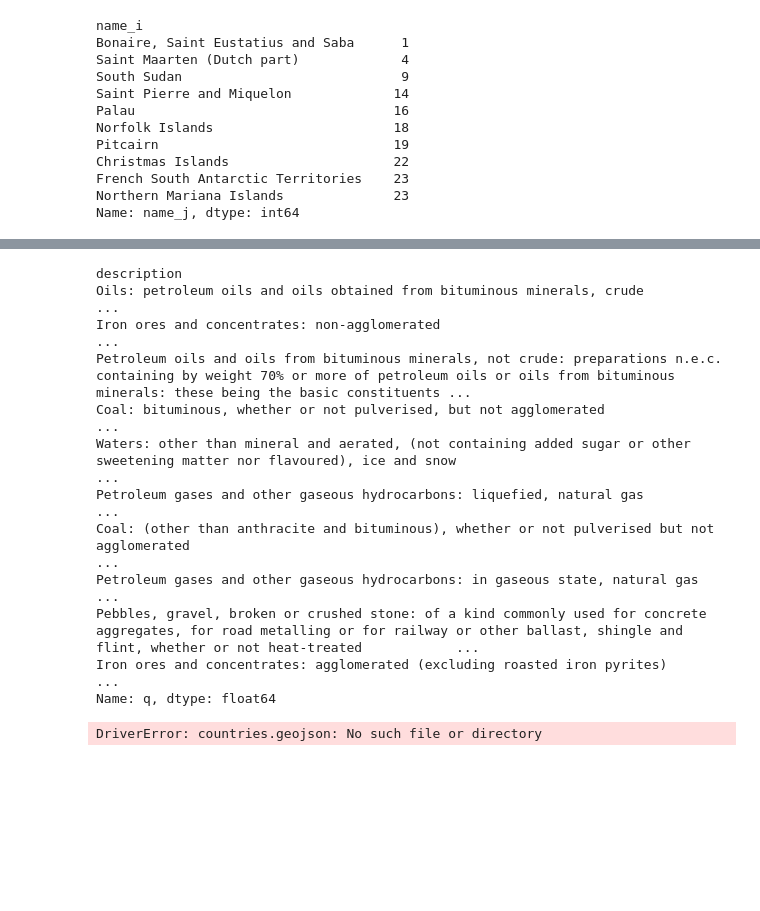
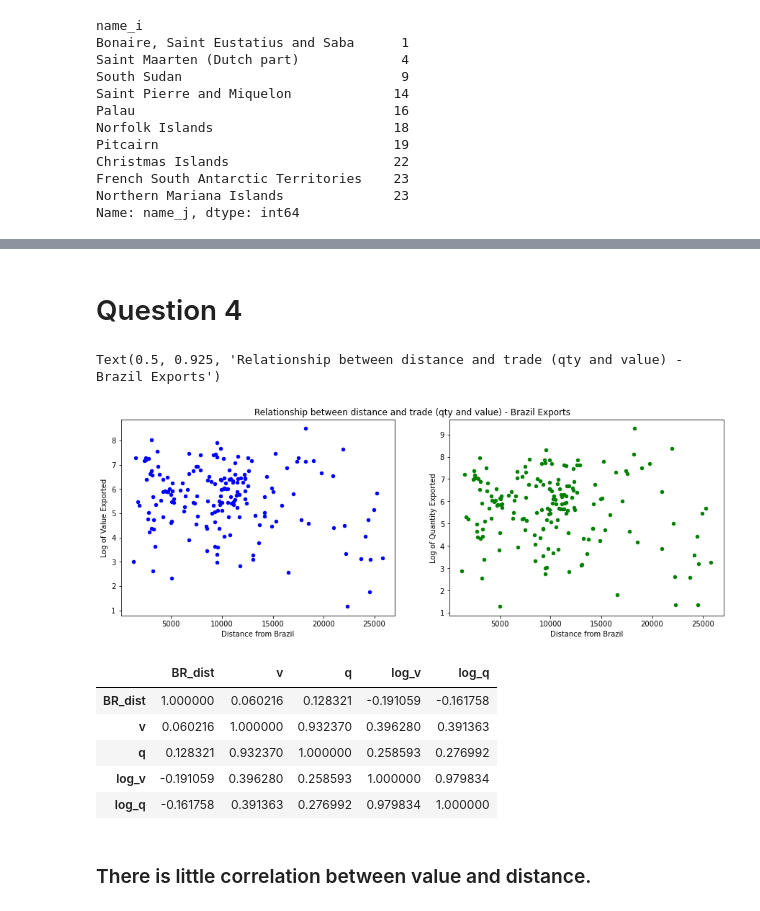
Before and after one commit to iw2/test, a Jupyter notebook: HW3_Werries_Numeric.ipynb, the cells around one changed output, grey strips where cells are left out. Drawn from its saved outputs; the diff is of its cells as text; code cells hidden in the pictures; blank space fills up the shorter version.

```diff
--- a/HW3_Werries_Numeric.ipynb
+++ b/HW3_Werries_Numeric.ipynb
@@ -246,19 +222,56 @@ Name: v, dtype: float64
-# %%
-df12_names.groupby('description')['q'].sum().nlargest(10).compute()
-# %% [output]
-description
-Oils: petroleum oils and oils obtained from bituminous minerals, crude                                                                                                                                   ...
-Iron ores and concentrates: non-agglomerated                                                                                                                                                             ...
-Petroleum oils and oils from bituminous minerals, not crude: preparations n.e.c. containing by weight 70% or more of petroleum oils or oils from bituminous minerals: these being the basic constituents ...
-Coal: bituminous, whether or not pulverised, but not agglomerated                                                                                                                                        ...
-Waters: other than mineral and aerated, (not containing added sugar or other sweetening matter nor flavoured), ice and snow                                                                              ...
-Petroleum gases and other gaseous hydrocarbons: liquefied, natural gas                                                                                                                                   ...
-Coal: (other than anthracite and bituminous), whether or not pulverised but not agglomerated                                                                                                             ...
-Petroleum gases and other gaseous hydrocarbons: in gaseous state, natural gas                                                                                                                            ...
-Pebbles, gravel, broken or crushed stone: of a kind commonly used for concrete aggregates, for road metalling or for railway or other ballast, shingle and flint, whether or not heat-treated            ...
-Iron ores and concentrates: agglomerated (excluding roasted iron pyrites)                                                                                                                                ...
-Name: q, dtype: float64
-# %%
-countries = gp.read_file('countries.geojson')
-# %% [output]
-DriverError: countries.geojson: No such file or directory
+# %% [markdown]
+# Question 4
+# %%
+countries = gp.read_file("/Users/isaacwerries/Desktop/test/Hw3/countries.geojson")
+countries_proj = countries.to_crs(epsg=4087) # WGS 84 Equidistant Cylndrical
+BR_cent = countries_proj.centroid[33]
+countries_proj['BR_dist'] = countries_proj.centroid.distance(BR_cent)/1000 # res is in meters, so converting to km
+#countries_proj.sort_values("BR_dist").head(5)
+# %%
+#4d
+brazil_v = df12_names[(df12_names['name_i']=='Brazil')].compute()
+
+#Plot
+b_sum = brazil_v.groupby('name_j').sum()[['q','v']]
+b_sum['log_v'] = np.log10(b_sum['v'])
+b_sum['log_qty'] = np.log10(b_sum['q'])
+b_sum = b_sum.merge(countries_proj,left_on='name_j',right_on='ADMIN',how='left')
+
+brazil_v['sector'] = brazil_v['k']/10000
+bins = [0,5,15,24,27,38,40,43,49,63,67,71,83,85,89,98]
+categories = ['Animal and Animal Products', 'Vegetable Products', 'Foodstuffs', 'Mineral Products', 'Chemicals and Allied Industries',
+        'Plastics/Rubbers', 'Raw Hides, Skins, Leather, and Furs', 'Wood and Wood Products', 'Textiles', 'Footwear/Headgear',
+        'Stone/Glass', 'Metals', 'Machinery/Electrical', 'Transportation', 'Miscellaneous']
+brazil_v['product_sector'] = pd.cut(brazil_v['sector'], bins, labels = categories, retbins = True)[0]
+b_all = brazil_v.merge(countries_proj,left_on='name_j',right_on='ADMIN',how='left')
+# %%
+fig,(ax1,ax2) = plt.subplots(1,2, figsize=(15,5))
+ax1 = b_sum.plot.scatter(x= "BR_dist",
+                      y= "log_v",
+                      c='Blue',
+                      ax=ax1)
+ax1.set_xlabel("Distance from Brazil")
+ax1.set_ylabel("Log of Value Exported")
+
+ax2 = b_sum.plot.scatter(x= "BR_dist",
+                      y= "log_qty",
+                      c='Green',
+                      ax=ax2)
+ax2.set_xlabel("Distance from Brazil")
+ax2.set_ylabel("Log of Quantity Exported")
+
+fig.suptitle('Relationship between distance and trade (qty and value) - Brazil Exports', y=0.925)
+# %% [output]
+Text(0.5, 0.925, 'Relationship between distance and trade (qty and value) - Brazil Exports')
+[figure, added]
+# %%
+b_countries.corr(method = "pearson")
+# %% [output]
+|  | BR_dist | v | q | log_v | log_q |
+| BR_dist | 1.000000 | 0.060216 | 0.128321 | -0.191059 | -0.161758 |
+| v | 0.060216 | 1.000000 | 0.932370 | 0.396280 | 0.391363 |
+| q | 0.128321 | 0.932370 | 1.000000 | 0.258593 | 0.276992 |
+| log_v | -0.191059 | 0.396280 | 0.258593 | 1.000000 | 0.979834 |
+| log_q | -0.161758 | 0.391363 | 0.276992 | 0.979834 | 1.000000 |
+# %% [markdown]
+### There is little correlation between value and distance.
```
Also changed, not shown: parts of 13 cells of this notebook.
